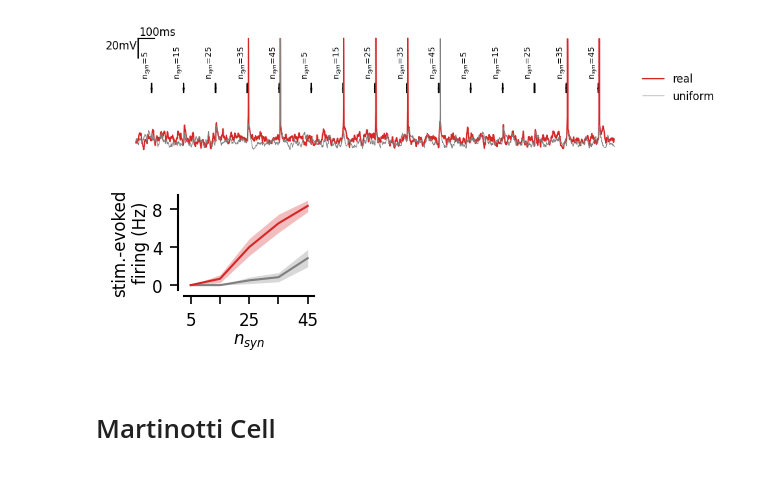
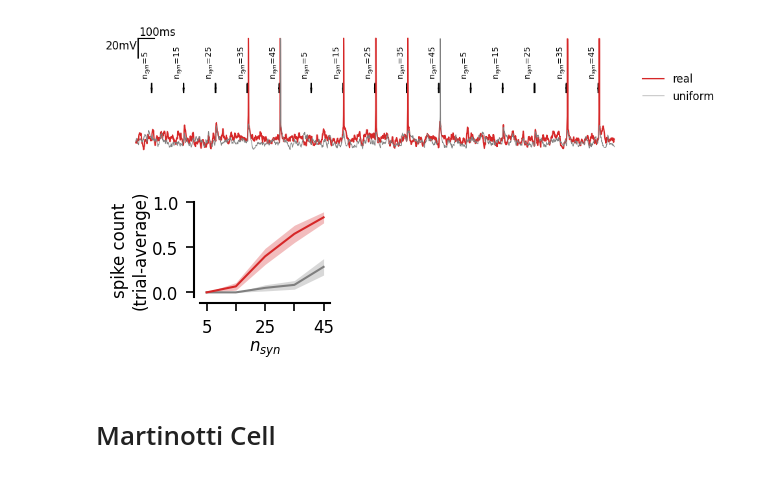
Before and after one commit to yzerlaut/pv-sst-dendrites, a Jupyter notebook: biophysical_modelling/detailed_model/Stim-on-Background.ipynb, the cells around one changed output. Cells and saved outputs as stored; diff of their text form; code cells hidden in the pictures.

```diff
--- a/biophysical_modelling/detailed_model/Stim-on-Background.ipynb
+++ b/biophysical_modelling/detailed_model/Stim-on-Background.ipynb
@@ -144,7 +144,7 @@ def extract_trials(sim,
 
             _, VMs[label][iBranch, :, :, :], SPIKEs[label][iBranch, :, :, :] = \
                     trial_alignement(Vm, p, pre=pre, post=post)
-            RATEs[label][iBranch, :, :, :] = SPIKEs[label][iBranch, :, :, :]/p['dt']
+            RATEs[label][iBranch, :, :, :] = 1e3*SPIKEs[label][iBranch, :, :, :]/p['dt']
 
     return T, VMs, SPIKEs, RATEs
 
@@ -198,16 +198,15 @@ T, VMs, SPIKEs, RATEs = extract_trials(sim,
 # %%
 fig, ax = pt.figure()#figsize=(1.3,1.5))
 for l, label, color in zip(range(2), ['uniform', 'real'], ['tab:grey', 'tab:red']):
-    pt.plot(np.unique(sim.nCluster)[0],
-            1e3*RATEs[label][:,:,:,:].mean(axis=(0,2,3)),
-            sy=1e3*sem(RATEs[label][:,:,:,:].mean(axis=(2,3)), axis=0),
+    spike_count = SPIKEs[label][:,:,:,:].sum(axis=-1).mean(axis=-1) # time, then trials
+    pt.plot(np.unique(sim.nCluster)[0], np.mean(spike_count, axis=0),
+            sy=sem(spike_count, axis=0),
             color=color, ax=ax)
-pt.set_plot(ax, xlabel='$n_{syn}$',
+pt.set_plot(ax, xlabel='$n_{syn}$', yticks=[0,0.5,1],
             xticks=[5, 15, 25, 35, 45], xticks_labels=['5', '', '25', '', '45'],
-            ylabel='stim.-evoked\nfiring (Hz)')
-#ax.legend(loc=(1,0.4), frameon=False)
+            ylabel='spike count\n(trial-average)')
 # %% [output]
-[figure, old version]
+[figure, new version]
 # %% [markdown]
 # Martinotti Cell
 # %% [markdown]
```
Also changed, not shown: parts of 24 cells of this notebook.
